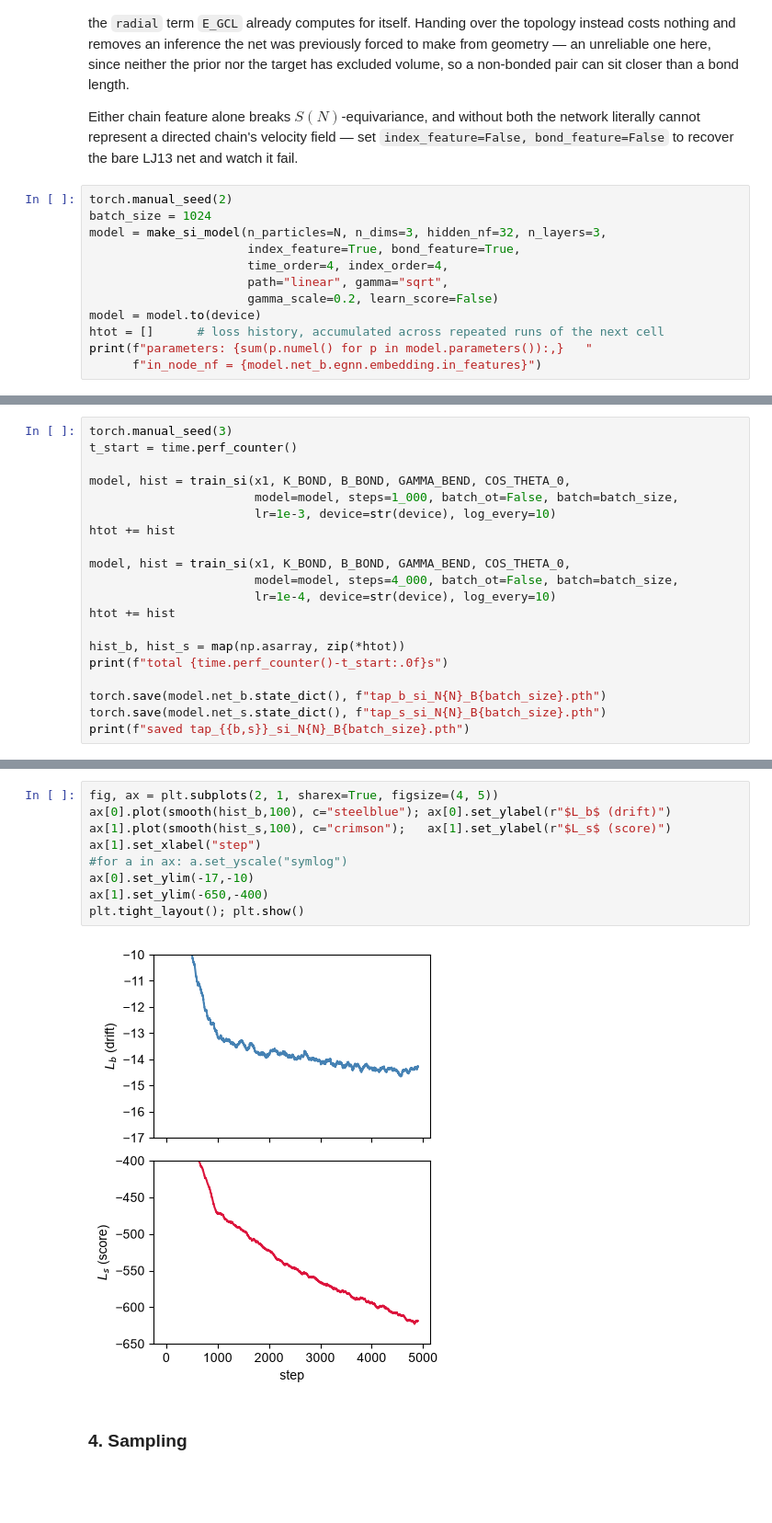
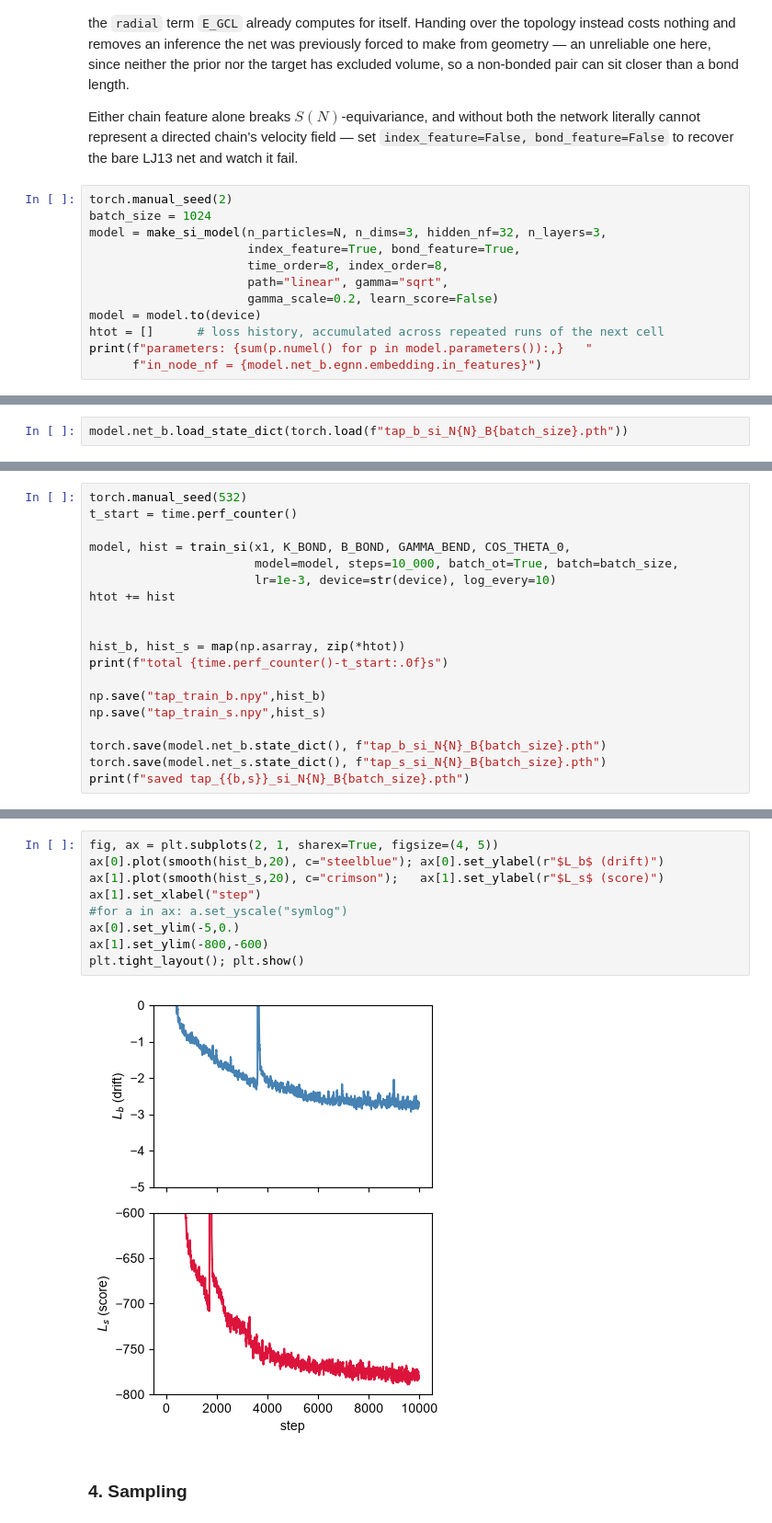
Before and after one commit to Rauscher-Group/eesi, a Jupyter notebook: experiments/TAP/TAP.ipynb, the cells around one changed output, grey strips where cells are left out. Shown: that part at 92% size. Saved outputs shown, nothing was run; the diff lists cells and outputs as text; blank space fills up the shorter version.

```diff
--- a/experiments/TAP/TAP.ipynb
+++ b/experiments/TAP/TAP.ipynb
@@ -304,7 +306,7 @@ torch.manual_seed(2)
 batch_size = 1024
 model = make_si_model(n_particles=N, n_dims=3, hidden_nf=32, n_layers=3,
                       index_feature=True, bond_feature=True,
-                      time_order=4, index_order=4,
+                      time_order=8, index_order=8,
                       path="linear", gamma="sqrt",
                       gamma_scale=0.2, learn_score=False)
 model = model.to(device)
@@ -313,0 +318,2 @@ print(f"parameters: {sum(p.numel() for p in model.parameters()):,}   "
+# %%
+model.net_b.load_state_dict(torch.load(f"tap_b_si_N{N}_B{batch_size}.pth"))
@@ -314,20 +322,19 @@ print(f"parameters: {sum(p.numel() for p in model.parameters()):,}   "
 # %%
-torch.manual_seed(3)
+torch.manual_seed(532)
 t_start = time.perf_counter()
 
 model, hist = train_si(x1, K_BOND, B_BOND, GAMMA_BEND, COS_THETA_0,
-                       model=model, steps=1_000, batch_ot=False, batch=batch_size,
+                       model=model, steps=10_000, batch_ot=True, batch=batch_size,
                        lr=1e-3, device=str(device), log_every=10)
 htot += hist
 
-model, hist = train_si(x1, K_BOND, B_BOND, GAMMA_BEND, COS_THETA_0,
-                       model=model, steps=4_000, batch_ot=False, batch=batch_size,
-                       lr=1e-4, device=str(device), log_every=10)
-htot += hist
 
 hist_b, hist_s = map(np.asarray, zip(*htot))
 print(f"total {time.perf_counter()-t_start:.0f}s")
 
+np.save("tap_train_b.npy",hist_b)
+np.save("tap_train_s.npy",hist_s)
+
 torch.save(model.net_b.state_dict(), f"tap_b_si_N{N}_B{batch_size}.pth")
 torch.save(model.net_s.state_dict(), f"tap_s_si_N{N}_B{batch_size}.pth")
 print(f"saved tap_{{b,s}}_si_N{N}_B{batch_size}.pth")
@@ -351,15 +358,15 @@ total 6441s
 saved tap_{b,s}_si_N20_B1024.pth
 # %%
 fig, ax = plt.subplots(2, 1, sharex=True, figsize=(4, 5))
-ax[0].plot(smooth(hist_b,100), c="steelblue"); ax[0].set_ylabel(r"$L_b$ (drift)")
-ax[1].plot(smooth(hist_s,100), c="crimson");   ax[1].set_ylabel(r"$L_s$ (score)")
+ax[0].plot(smooth(hist_b,20), c="steelblue"); ax[0].set_ylabel(r"$L_b$ (drift)")
+ax[1].plot(smooth(hist_s,20), c="crimson");   ax[1].set_ylabel(r"$L_s$ (score)")
 ax[1].set_xlabel("step")
 #for a in ax: a.set_yscale("symlog")
-ax[0].set_ylim(-17,-10)
-ax[1].set_ylim(-650,-400)
+ax[0].set_ylim(-5,0.)
+ax[1].set_ylim(-800,-600)
 plt.tight_layout(); plt.show()
 # %% [output]
-[figure, old version]
+[figure, new version]
 # %% [markdown]
 ### 4. Sampling
 # %%
```
Also changed, not shown: parts of 17 cells of this notebook, 6 other files.
